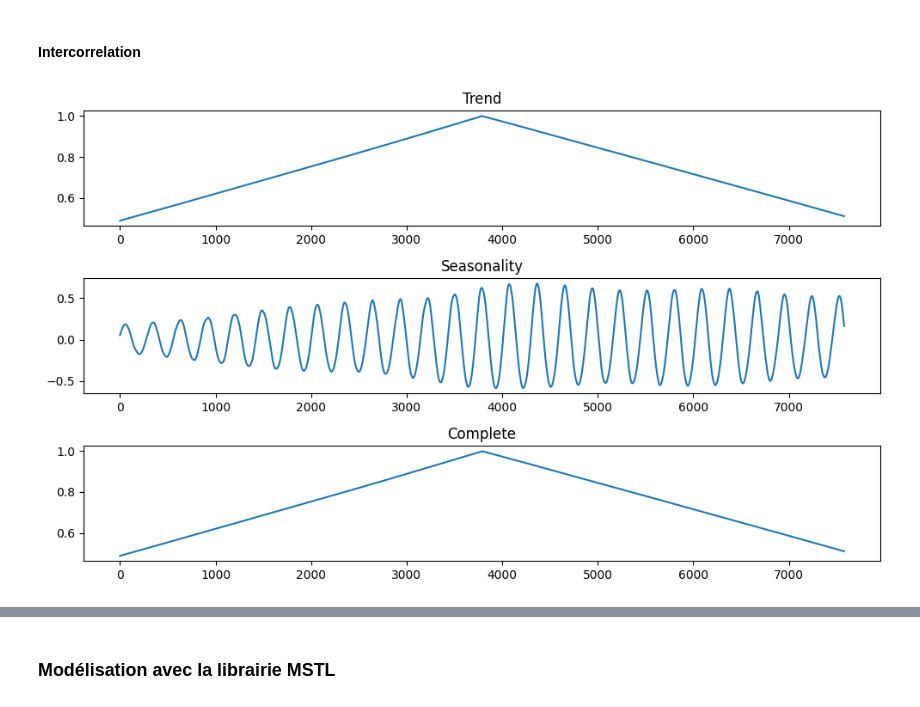
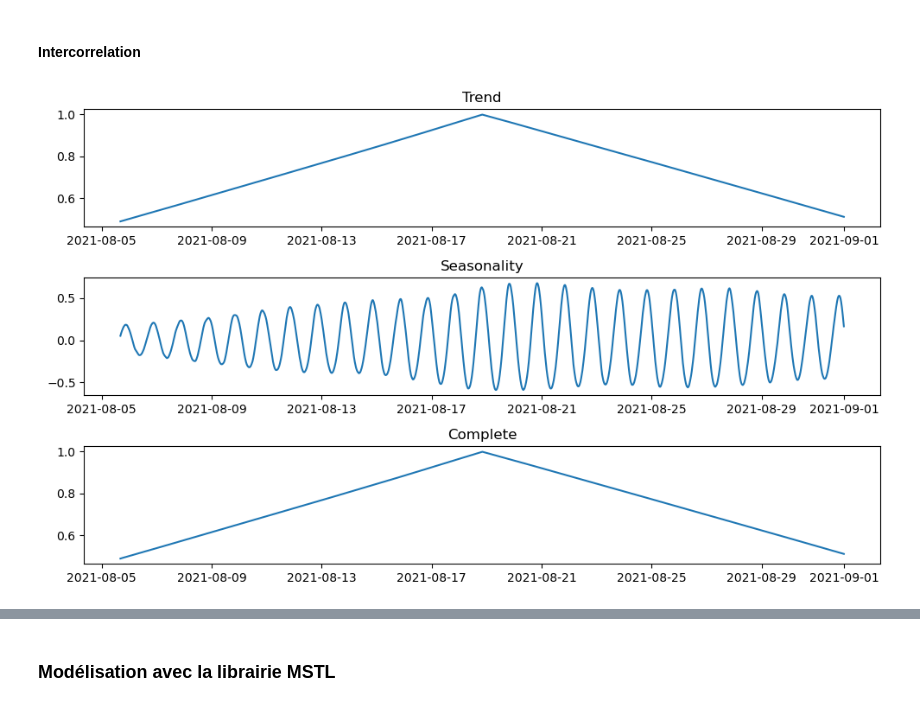
Before and after one commit to PiDchsn/Projet-RI, a Jupyter notebook: Correlation_signaux.ipynb, the cells around one changed output, grey strips where cells are left out. Drawn from its saved outputs; the diff is of its cells as text; code cells hidden in the pictures.

```diff
--- a/Correlation_signaux.ipynb
+++ b/Correlation_signaux.ipynb
@@ -480,28 +480,28 @@ Avec cette méthode, on peut observer que les résidus correspondent bien à des
 # %%
 fig, ax = plt.subplots(3,1, figsize=(10, 6))
 
 corr_t = np.correlate(result_stl1.trend,result_stl2.trend,"same")
 norm_factor = np.sqrt(np.sum(result_stl1.trend**2) * np.sum(result_stl2.trend**2))
 corr_t_normalized = corr_t / norm_factor
 
-ax[0].plot(corr_t_normalized)
+ax[0].plot(datetime_data,corr_t_normalized)
 ax[0].set_title('Trend')
 
 corr_s = np.correlate(result_stl1.seasonal,result_stl2.seasonal,"same")
 norm_factor = np.sqrt(np.sum(result_stl1.seasonal**2) * np.sum(result_stl2.seasonal**2))
 corr_s_normalized = corr_s / norm_factor
 
-ax[1].plot(corr_s_normalized)
+ax[1].plot(datetime_data,corr_s_normalized)
 ax[1].set_title('Seasonality')
 
 corr_a = np.correlate(time_serie_crop,time_serie_crop2,"same")
 norm_factor = np.sqrt(np.sum(time_serie_crop**2) * np.sum(time_serie_crop2**2))
 corr_a_normalized = corr_a / norm_factor
 
-ax[2].plot(corr_a_normalized)
+ax[2].plot(datetime_data,corr_a_normalized)
 ax[2].set_title('Complete')
 
 plt.tight_layout()
 plt.show()
 # %% [output]
-[figure, old version]
+[figure, new version]
```
Also changed, not shown: parts of 10 cells of this notebook.
